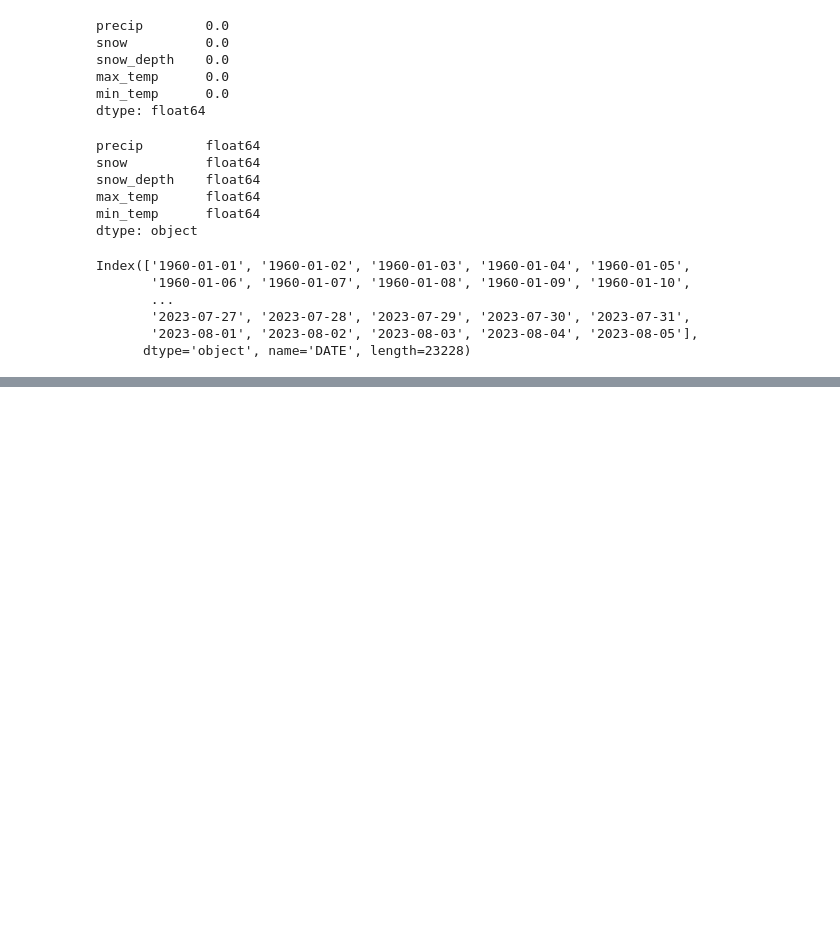
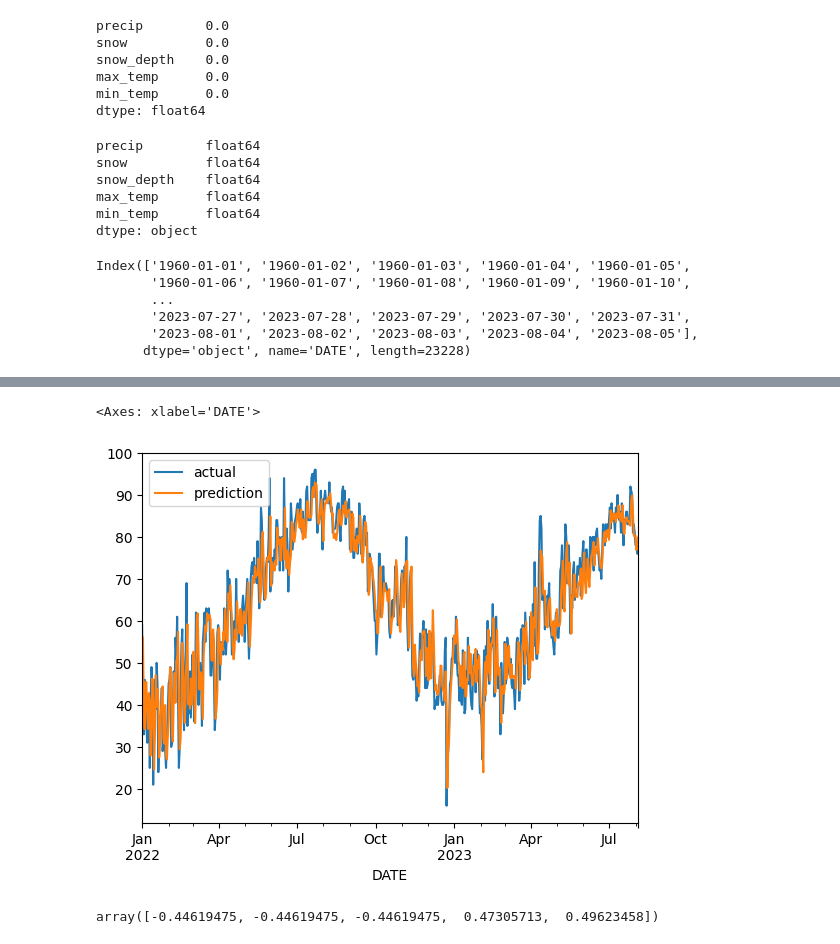
Before and after one commit to rchang0501/weather-forecasting, a Jupyter notebook: forecast.ipynb, the cells around one changed output, grey strips where cells are left out. Drawn from its saved outputs; the diff is of its cells as text; code cells hidden in the pictures; blank space fills up the shorter version.

```diff
--- a/forecast.ipynb
+++ b/forecast.ipynb
@@ -116,0 +191,6 @@ Index(['1960-01-01', '1960-01-02', '1960-01-03', '1960-01-04', '1960-01-05',
+# %%
+# split data into train and test sets
+train = core_weather.loc[:"2021-12-31"]
+test = core_weather.loc["2022-01-01":]
+# %%
+reg.fit(train[predictors], train["target"])
@@ -116,0 +199,3 @@ Index(['1960-01-01', '1960-01-02', '1960-01-03', '1960-01-04', '1960-01-05',
+# %%
+predictions = reg.predict(test[predictors])
+predictions
@@ -116,0 +225,4 @@ Index(['1960-01-01', '1960-01-02', '1960-01-03', '1960-01-04', '1960-01-05',
+# %%
+combined = pd.concat([test["target"], pd.Series(predictions, index=test.index)], axis=1)
+combined.columns = ["actual", "prediction"]
+combined
@@ -116,0 +244,9 @@ Index(['1960-01-01', '1960-01-02', '1960-01-03', '1960-01-04', '1960-01-05',
+# %%
+combined.plot()
+# %% [output]
+<Axes: xlabel='DATE'>
+[figure, added]
+# %%
+reg.coef_
+# %% [output]
+array([-0.44619475, -0.44619475, -0.44619475,  0.47305713,  0.49623458])
```
Also changed, not shown: parts of 18 cells of this notebook.
